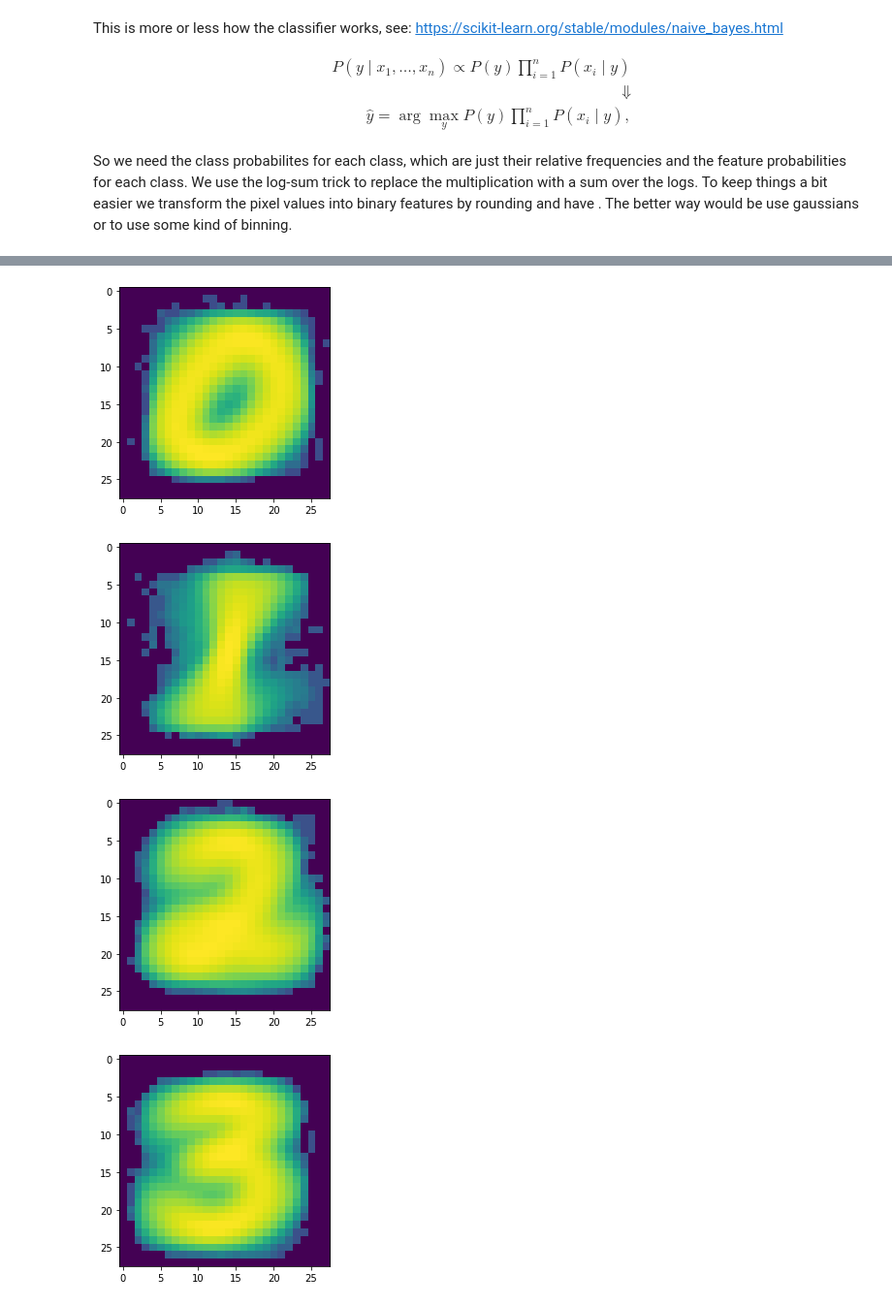
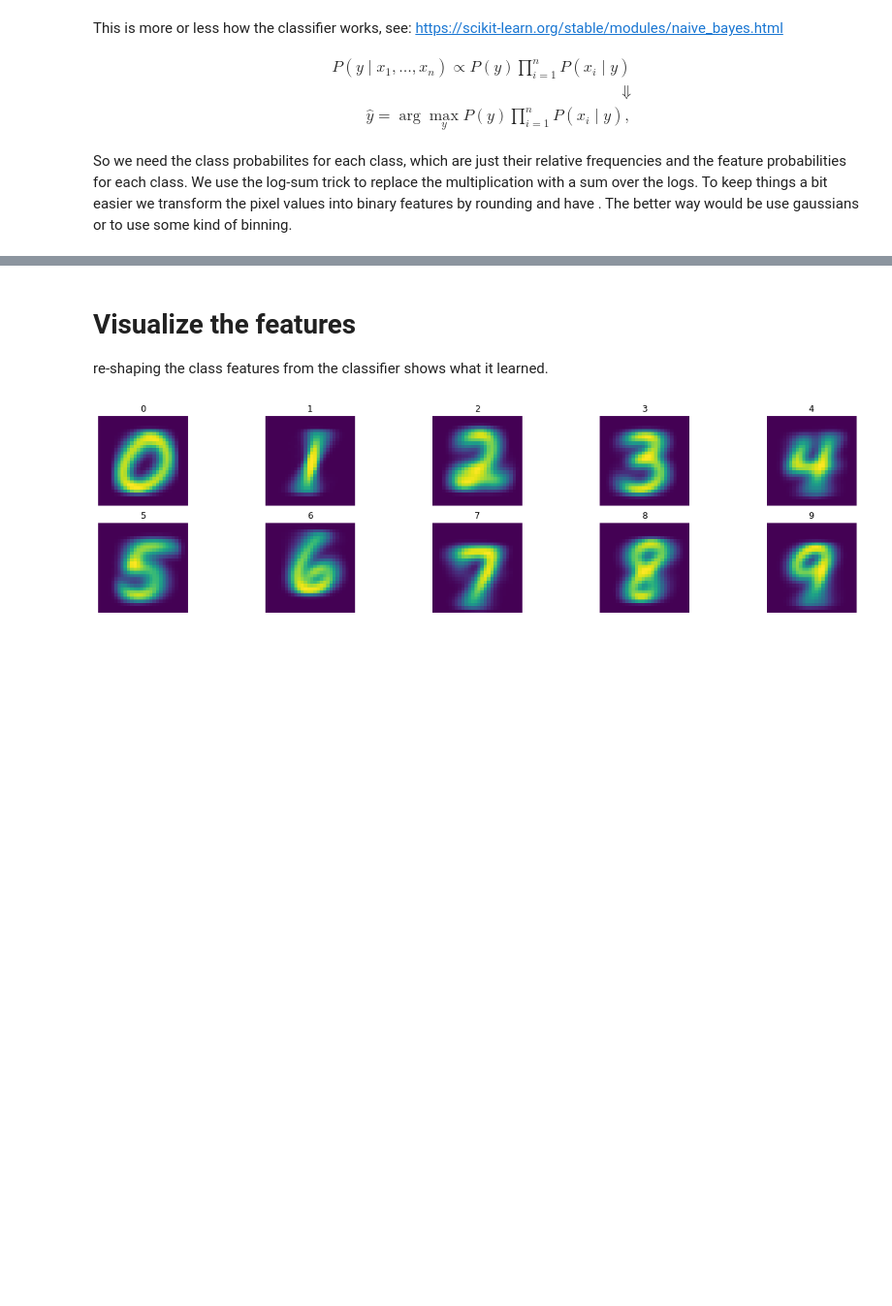
Before and after one commit to aehm03/naive-bayes, a Jupyter notebook: naive-bayes-mnist.ipynb, the cells around one changed output, grey strips where cells are left out. Shown at 97% size. Cells and saved outputs as stored; diff of their text form; code cells hidden in the pictures; blank space fills up the shorter version.

```diff
--- a/naive-bayes-mnist.ipynb
+++ b/naive-bayes-mnist.ipynb
@@ -69,33 +69,30 @@ class Classifier:
 
         fp = np.array([flattened[labels == n].sum(axis=0) for n in classes])
 
-        # we need to replace zeros with a small value to avoid division by 0
-        # this is called smoothing
-        #fp = fp + 0.0001 smoothing here or before log?
+        # I think this lacks still the normalization/smoothing term which is only added before the log
 
+        #fp = fp / fp.sum(axis=1, keepdims=True)  # should be Multinomial Naive Bayes
+        fp = fp /  counts   # divide by counts should be Categorical Naive Bayes
 
-        fp = fp / fp.sum(axis=1, keepdims=True)  # should be Multinomial Naive Bayes
-        #fp = fp /  counts   # divide by counts should be Categorical Naive Bayes
-        fp = np.log(fp + 0.0000001)
         return fp
 
     def flatten(self, ims):
         """"
         Flattens a list of image matrices and converts values to 0/1 binary
         """
-        return np.array([np.round(x/255).flatten() for x in ims])
+        return np.array([(x>0).flatten() for x in ims])  # rounding or binnign would also be possible
 
     def infer(self, ims):
         flattened = self.flatten(ims)
 
         return np.array([np.argmax(self.class_probs
-                                   + self.feature_probs[:,ex==1].sum(axis=1)
-                                   #+ (1-self.feature_probs[:,ex==0]).sum(axis=1)  ? this makes the result a lot worse?
+                                   + np.sum(np.log(self.feature_probs[:,ex==1]+1e-9), axis=1)
+                                   + np.sum(np.log(1-self.feature_probs[:,ex==0]+1e-9), axis=1)
                                    ) for ex in flattened])
 
     def get_probs(self):
         return self.class_probs, self.feature_probs
 # %%
-c = Classifier()
-c.train(train_ims, train_labels)
+classifier = Classifier()
+classifier.train(train_ims, train_labels)
 # %%
@@ -113,12 +110,19 @@ sns.heatmap(cm);
+# %% [markdown]
+# Visualize the features
+re-shaping the class features from the classifier shows what it learned.
 # %%
-class_probs, feature_probs = c.get_probs()
+class_probs, feature_probs = classifier.get_probs()
 fs = feature_probs.reshape([10,28,28])
 
+
+fig = plt.figure(figsize=(20, 5))
+axes = fig.subplots(nrows=2, ncols=5)
 for i in range(10):
-    plt.imshow(fs[i,:,:])
-    plt.show()
+    r, c = i // 5, i % 5
+    axes[r][c].imshow(fs[i])
+    axes[r][c].set_title(i)
+
+    axes[r][c].axis('off')
+plt.show()
 # %% [output]
-[figure, old version]
+[figure, new version]
-[figure, removed]
-[figure, removed]
-[figure, removed]
```
Also changed, not shown: parts of 3 cells of this notebook.
